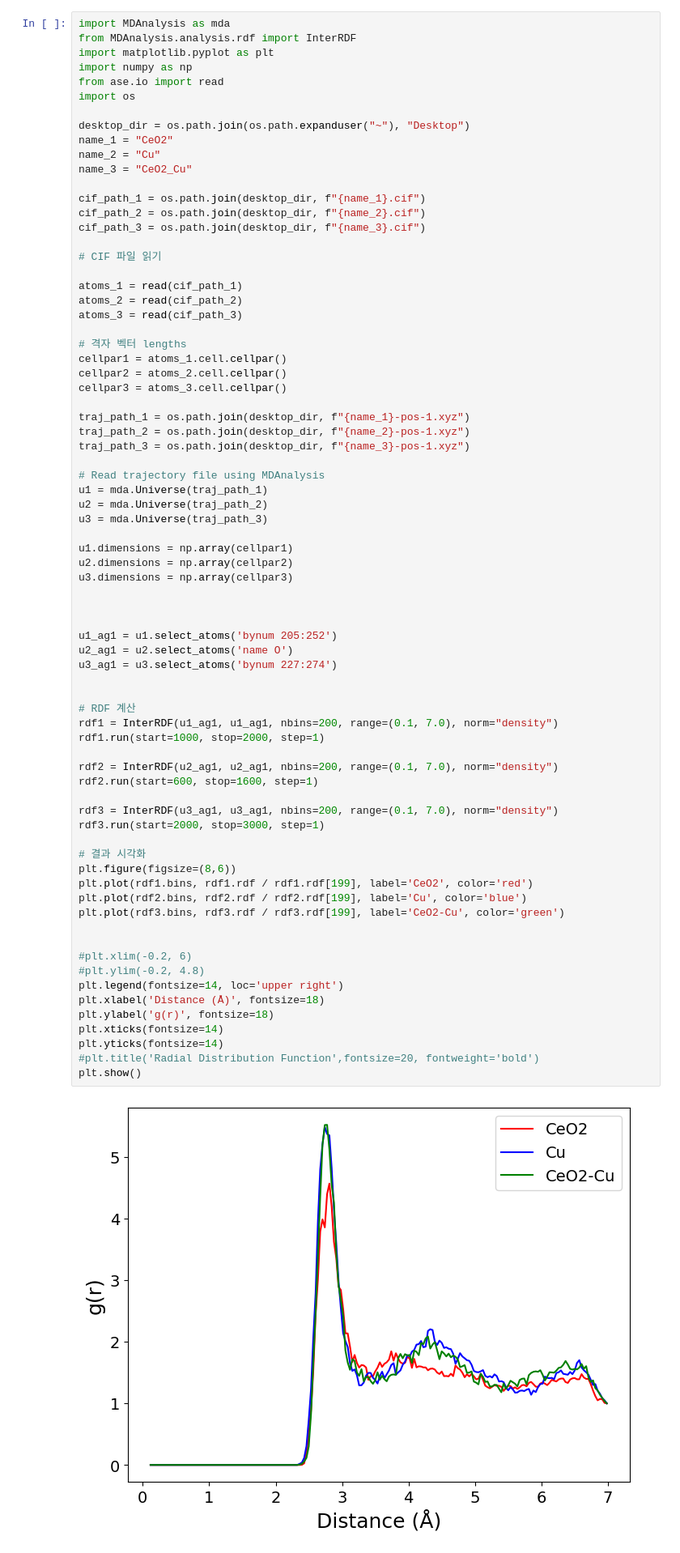
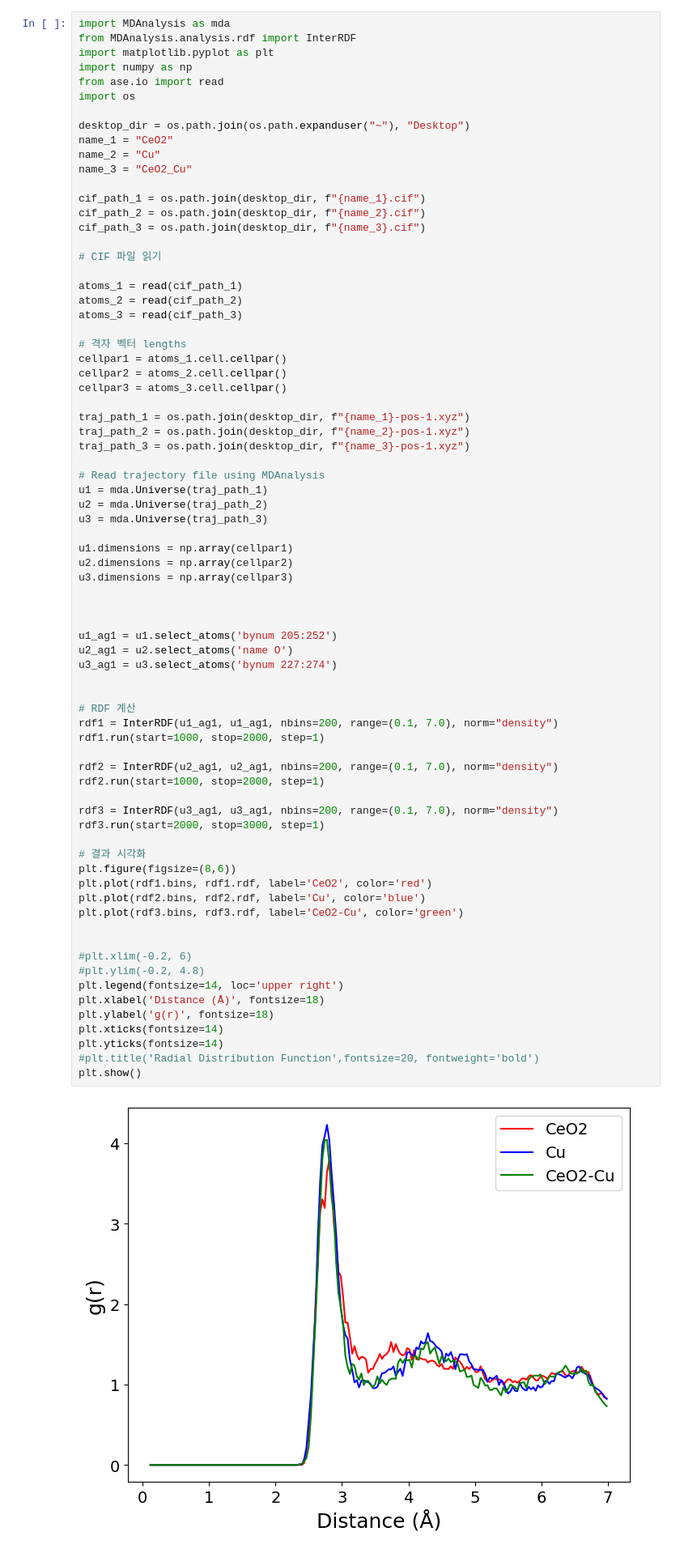
Before and after one commit to JihoonSon94/MD_Analysis, a Jupyter notebook: MD.ipynb, the cells around one changed output. Shown at 81% size. Drawn from its saved outputs; the diff is of its cells as text.

```diff
--- a/MD.ipynb
+++ b/MD.ipynb
@@ -232,38 +307,38 @@ u3.dimensions = np.array(cellpar3)
 
 
 u1_ag1 = u1.select_atoms('bynum 205:252')
 u2_ag1 = u2.select_atoms('name O')
 u3_ag1 = u3.select_atoms('bynum 227:274')
 
 
 # RDF 계산
 rdf1 = InterRDF(u1_ag1, u1_ag1, nbins=200, range=(0.1, 7.0), norm="density")
 rdf1.run(start=1000, stop=2000, step=1)
 
 rdf2 = InterRDF(u2_ag1, u2_ag1, nbins=200, range=(0.1, 7.0), norm="density")
-rdf2.run(start=600, stop=1600, step=1)
+rdf2.run(start=1000, stop=2000, step=1)
 
 rdf3 = InterRDF(u3_ag1, u3_ag1, nbins=200, range=(0.1, 7.0), norm="density")
 rdf3.run(start=2000, stop=3000, step=1)
 
 # 결과 시각화
 plt.figure(figsize=(8,6))
-plt.plot(rdf1.bins, rdf1.rdf / rdf1.rdf[199], label='CeO2', color='red')
-plt.plot(rdf2.bins, rdf2.rdf / rdf2.rdf[199], label='Cu', color='blue')
-plt.plot(rdf3.bins, rdf3.rdf / rdf3.rdf[199], label='CeO2-Cu', color='green')
+plt.plot(rdf1.bins, rdf1.rdf, label='CeO2', color='red')
+plt.plot(rdf2.bins, rdf2.rdf, label='Cu', color='blue')
+plt.plot(rdf3.bins, rdf3.rdf, label='CeO2-Cu', color='green')
 
 
 #plt.xlim(-0.2, 6)
 #plt.ylim(-0.2, 4.8)
 plt.legend(fontsize=14, loc='upper right')
 plt.xlabel('Distance (Å)', fontsize=18)
 plt.ylabel('g(r)', fontsize=18)
 plt.xticks(fontsize=14)
 plt.yticks(fontsize=14)
 #plt.title('Radial Distribution Function',fontsize=20, fontweight='bold')
 plt.show()
 # %% [output]
-[figure, old version]
+[figure, new version]
 # %%
 import MDAnalysis as mda
 from MDAnalysis.analysis.rdf import InterRDF
```
Also changed, not shown: parts of 11 cells of this notebook.
